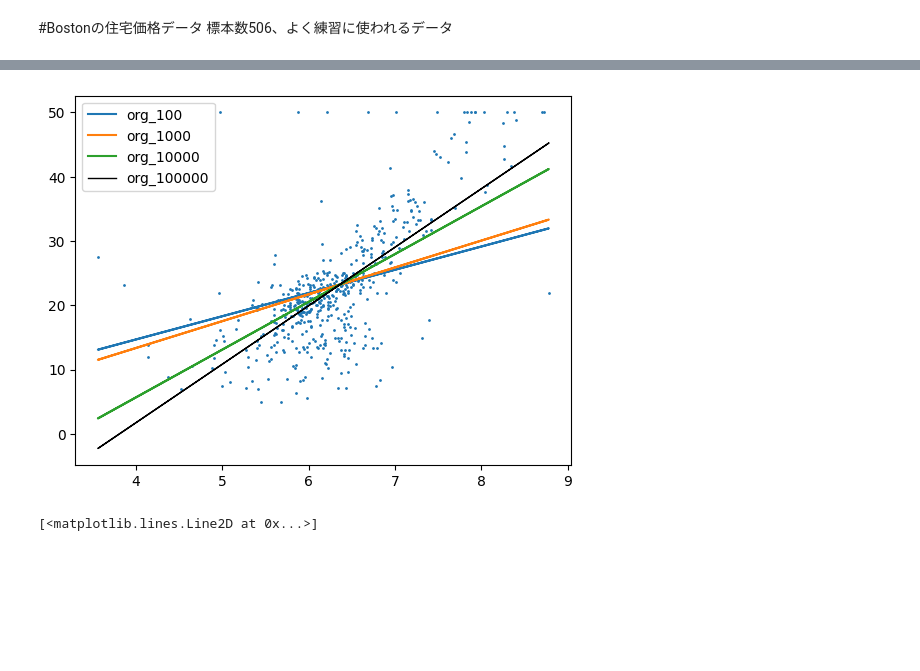
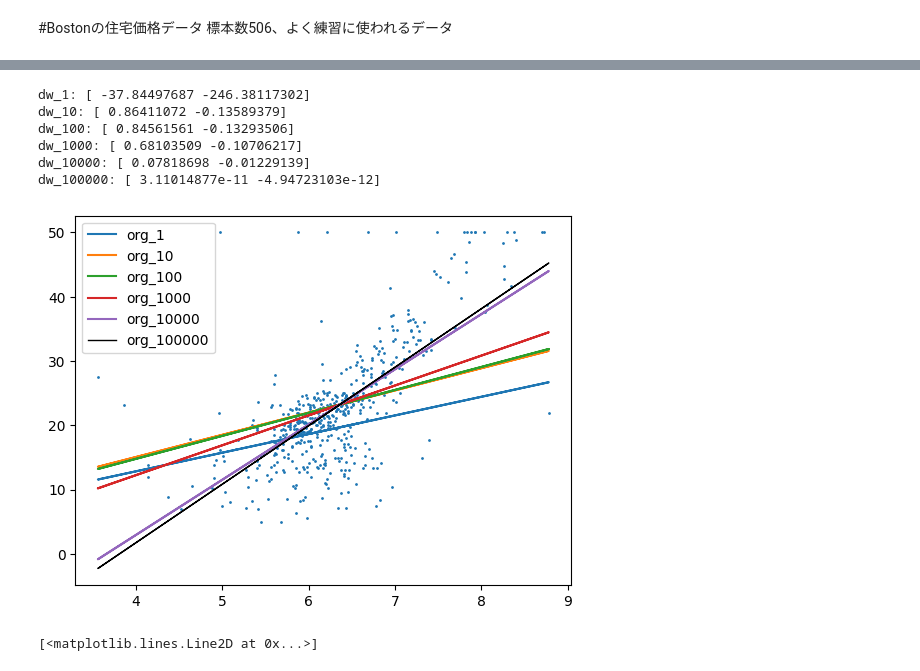
Before and after one commit to ykitaguchi77/Laboratory_course, a Jupyter notebook: 6. Pythonを用いたLinear Regression.ipynb, the cells around one changed output, grey strips where cells are left out. Drawn from its saved outputs; the diff is of its cells as text; code cells hidden in the pictures; blank space fills up the shorter version.

```diff
--- a/6. Pythonを用いたLinear Regression.ipynb
+++ b/6. Pythonを用いたLinear Regression.ipynb
@@ -70,3 +83,8 @@ Cost function: J(θ) =1/2m * Σ(hθ(x(i)^-y(i)))^2 <br>
 
 最急降下法：(Cost function J(θ)の微分を減算する）<br>
 θj = θj - α * 1/m * Σ((h(x(i)-y(i))*Xj(i) )
+# %%
+#今回は一次関数で近似します。
+#y=bx+a (y=a*1 +b*x)の係数[a,b]としてランダムな値を作成する
+theta = np.random.random(len(X[0]))
+theta
@@ -72,0 +93,4 @@ Cost function: J(θ) =1/2m * Σ(hθ(x(i)^-y(i)))^2 <br>
+# %%
+# [1,x]に相当する行列を作成する
+X = np.array([[1, v] for v in x])
+X
@@ -72,0 +108,3 @@ Cost function: J(θ) =1/2m * Σ(hθ(x(i)^-y(i)))^2 <br>
+# %%
+y_pred = np.dot(X, theta)
+y_pred
@@ -77,43 +133,67 @@ X = np.array([[1, v] for v in x])
 theta = np.random.random(len(X[0]))
 # ちょっと変えるための度合いを決める
 alpha = 0.01
+
 # ------wをちょっとずつ変えていくループを実行------
 # ループ回数100回、1000回、10000回、100000回でwを保存する
+theta_1 = []
+theta_10 = []
 theta_100 = []
 theta_1000 = []
 theta_10000 = []
 for i in range(100000):
-    # 予測値y_predを計算する。
-    y_pred = np.dot(X, theta)  # 式２－１
-    # 損失関数の微分を計算する
-    dw = np.dot((y - y_pred), X) / len(X)  # 式２－５
+    # y_pred=b*1+a*xに先ほどの行列を代入して予測値y_predを計算する。dotは行列の積を計算するコード
+    y_pred = np.dot(X, theta)
+    # 最小二乗法の損失関数 loss_func = (y-y_pred)^2 = (y-theta*X)^2
+    # loss_funcをthetaで微分すると、2*theta*X^2  2Xy = 2(theta*X-y)*X = -2(y-y_pred)*X
+    dw = -2*np.dot((y - y_pred), X) / len(X)
     # wをちょっとだけ動かす
-    # print(i, 'w =', w)
-    theta += alpha * dw  # 式２－６
+    theta -= alpha * dw
+
+    #1, 10, 100, 1000, 10000, 100000回目のthetaを記録
+    if i == 1-1:
+        # listはnp.copyしないとコピー元と同期してしまうので注意！
+        theta_1 = np.copy(theta)
+        print(f"dw_1: {dw}")
+    if i == 10-1:
+        theta_10 = np.copy(theta)
+        print(f"dw_10: {dw}")
     if i == 100-1:
-        # listはnp.copyしないとコピー元と同期してしまうので注意！
         theta_100 = np.copy(theta)
+        print(f"dw_100: {dw}")
     elif i == 1000-1:
         theta_1000 = np.copy(theta)
+        print(f"dw_1000: {dw}")
     elif i == 10000-1:
         theta_10000 = np.copy(theta)
+        print(f"dw_10000: {dw}")
     elif i == 100000-1:
         theta_100000 = np.copy(theta)
+        print(f"dw_100000: {dw}")
+# %% [output]
+dw_1: [ -37.84497687 -246.38117302]
+dw_10: [ 0.86411072 -0.13589379]
+dw_100: [ 0.84561561 -0.13293506]
+dw_1000: [ 0.68103509 -0.10706217]
+dw_10000: [ 0.07818698 -0.01229139]
+dw_100000: [ 3.11014877e-11 -4.94723103e-12]
 # %%
 # ----------------散布図を作成-------------------
 plt.scatter(x, y, s=1)
 
 # ----------------計算式の結果-------------------
+plt.plot(x, np.dot(X, theta_1), label='org_1')
+plt.plot(x, np.dot(X, theta_10), label='org_10')
 plt.plot(x, np.dot(X, theta_100), label='org_100')
 plt.plot(x, np.dot(X, theta_1000), label='org_1000')
 plt.plot(x, np.dot(X, theta_10000), label='org_10000')
 plt.plot(x, np.dot(X, theta_100000), c='black', linewidth=1.0, label='org_100000')
 
 
 plt.legend()
 plt.show()
 # %% [output]
-[figure, old version]
+[figure, new version]
 # %%
 # ######### sklearnのツールLinearRegressionを使って回帰 ###########
 # ものすごく簡単...
```
Also changed, not shown: parts of 9 cells of this notebook.
